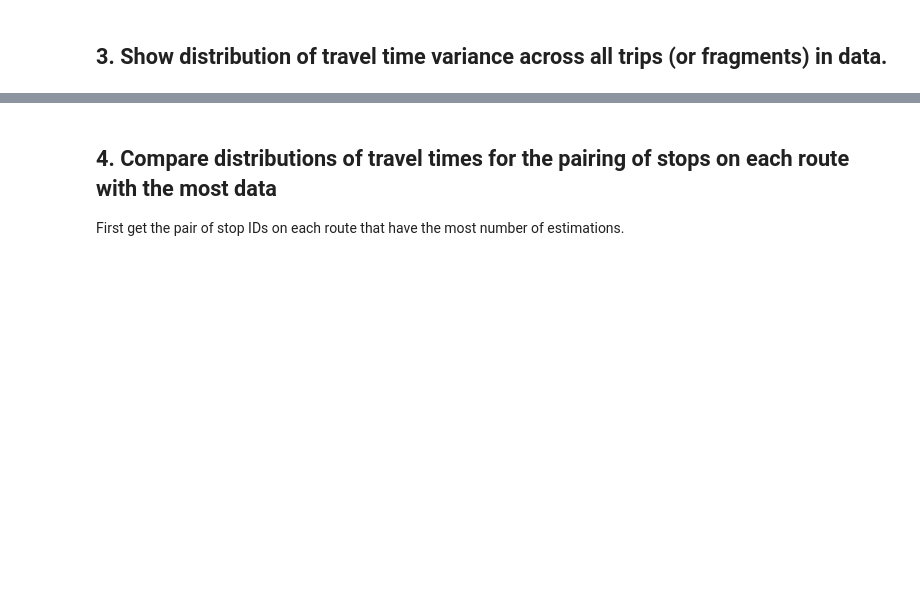
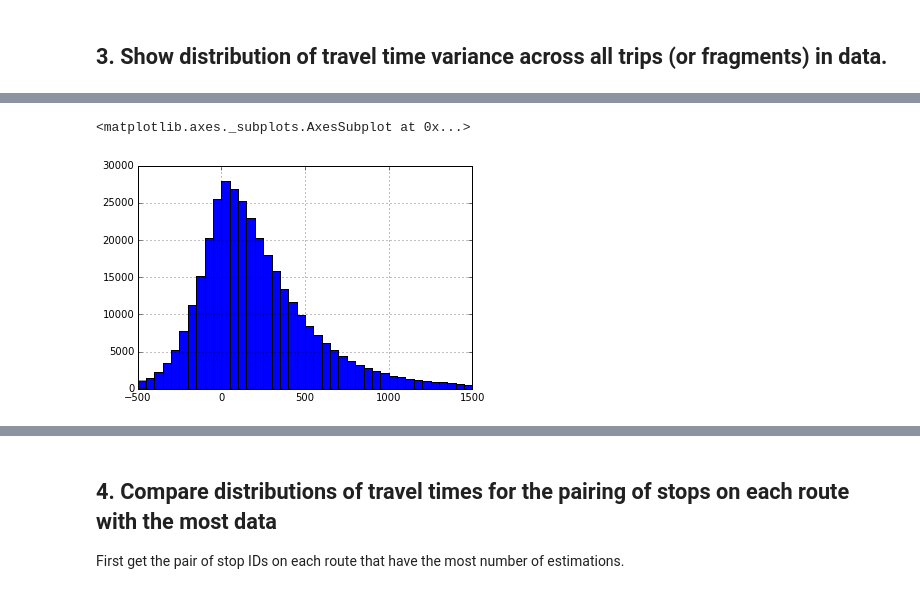
Before and after one commit to sarangof/Bus-Capstone, a Jupyter notebook: demonstration/travel_time_distributions.ipynb, the cells around one changed output, grey strips where cells are left out. Saved outputs shown, nothing was run; the diff lists cells and outputs as text; code cells hidden in the pictures; blank space fills up the shorter version.

```diff
--- a/demonstration/travel_time_distributions.ipynb
+++ b/demonstration/travel_time_distributions.ipynb
@@ -79,0 +90,6 @@ travel_times['ttime_var'].hist(range=(-500,1500),bins=40)
+# %%
+# show without zero-value
+travel_times.query('ttime_schedule > 0')['ttime_var'].hist(range=(-500,1500),bins=40)
+# %% [output]
+<matplotlib.axes._subplots.AxesSubplot at 0x...>
+[figure, added]
```
Also changed, not shown: parts of 19 cells of this notebook.
